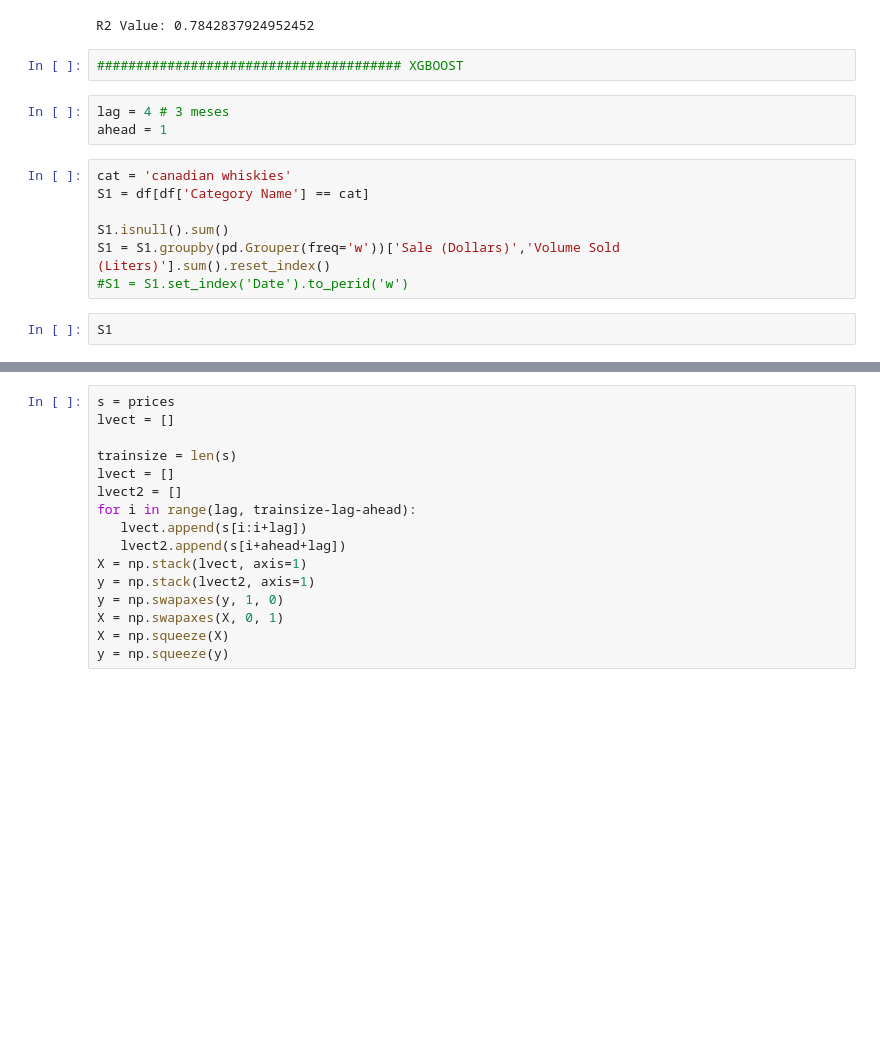
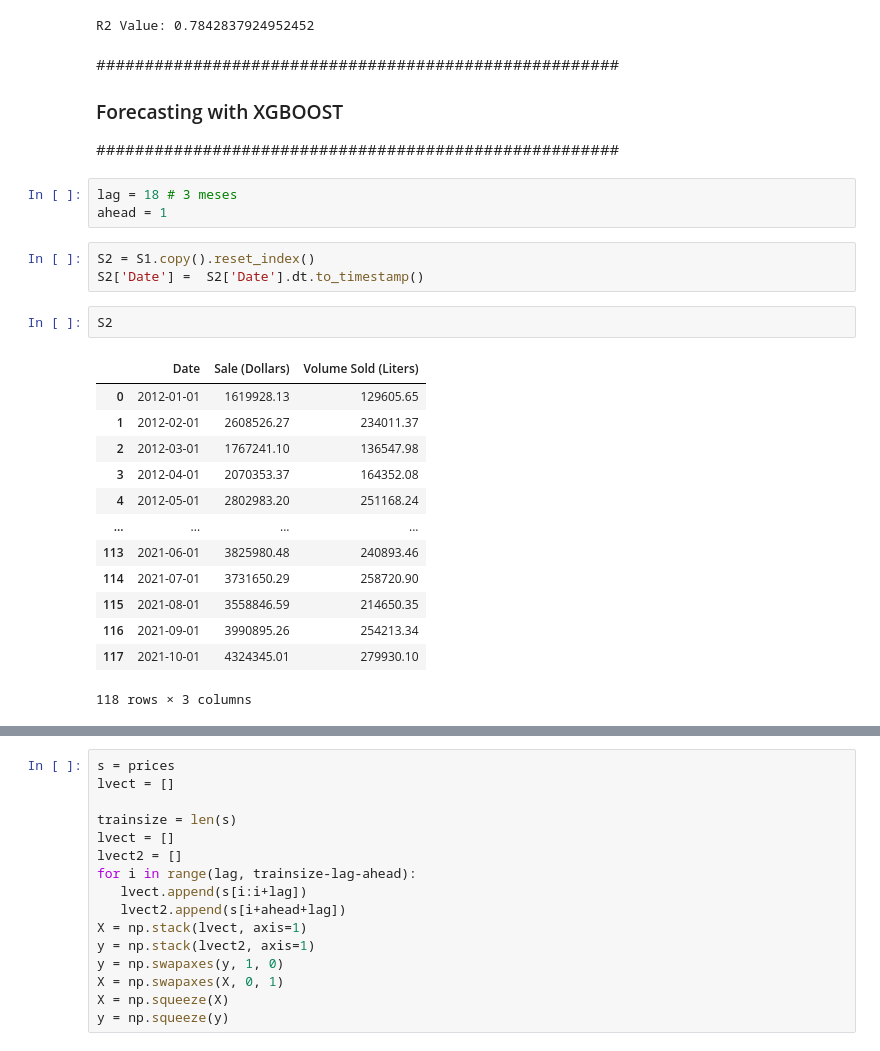
Before and after one commit to castorgit/Analytics_for_Retail, a Jupyter notebook: Iowa_Liquor_sales/sales_prediction_iowa_01.ipynb, the cells around one changed output, grey strips where cells are left out. Cells and saved outputs as stored; diff of their text form; blank space fills up the shorter version.

```diff
--- a/Iowa_Liquor_sales/sales_prediction_iowa_01.ipynb
+++ b/Iowa_Liquor_sales/sales_prediction_iowa_01.ipynb
@@ -363,20 +363,32 @@ Name: y, Length: 118, dtype: float64
 print('R2 Value:',   r2_score(S3_forecast.loc[:, 'yhat'], S3['y']))
 # %% [output]
 R2 Value: 0.7842837924952452
-# %%
-####################################### XGBOOST
+# %% [markdown]
+######################################################
+### Forecasting with XGBOOST
+######################################################
 # %%
-lag = 4 # 3 meses
+lag = 18 # 3 meses
 ahead = 1
-# %%
-cat = 'canadian whiskies'
-S1 = df[df['Category Name'] == cat]
-
-S1.isnull().sum()
-S1 = S1.groupby(pd.Grouper(freq='w'))['Sale (Dollars)','Volume Sold (Liters)'].sum().reset_index()
-#S1 = S1.set_index('Date').to_perid('w')
 # %%
-S1
+S2 = S1.copy().reset_index()
+S2['Date'] =  S2['Date'].dt.to_timestamp()
+# %%
+S2
+# %% [output]
+|  | Date | Sale (Dollars) | Volume Sold (Liters) |
+| 0 | 2012-01-01 | 1619928.13 | 129605.65 |
+| 1 | 2012-02-01 | 2608526.27 | 234011.37 |
+| 2 | 2012-03-01 | 1767241.10 | 136547.98 |
+| 3 | 2012-04-01 | 2070353.37 | 164352.08 |
+| 4 | 2012-05-01 | 2802983.20 | 251168.24 |
+| ... | ... | ... | ... |
+| 113 | 2021-06-01 | 3825980.48 | 240893.46 |
+| 114 | 2021-07-01 | 3731650.29 | 258720.90 |
+| 115 | 2021-08-01 | 3558846.59 | 214650.35 |
+| 116 | 2021-09-01 | 3990895.26 | 254213.34 |
+| 117 | 2021-10-01 | 4324345.01 | 279930.10 |
+118 rows × 3 columns
 # %%
 # Time series plot
 
```
Also changed, not shown: parts of 22 cells of this notebook.
